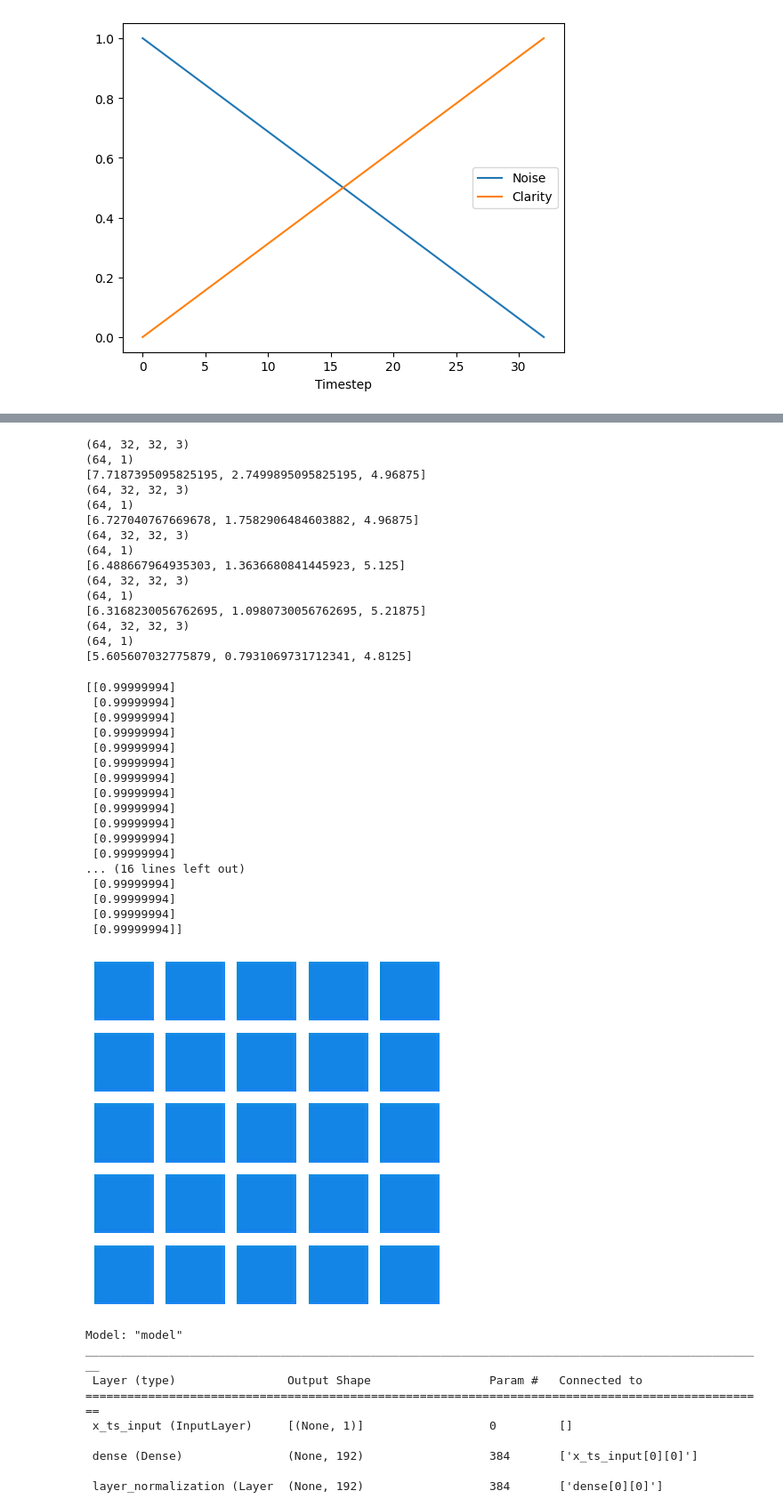
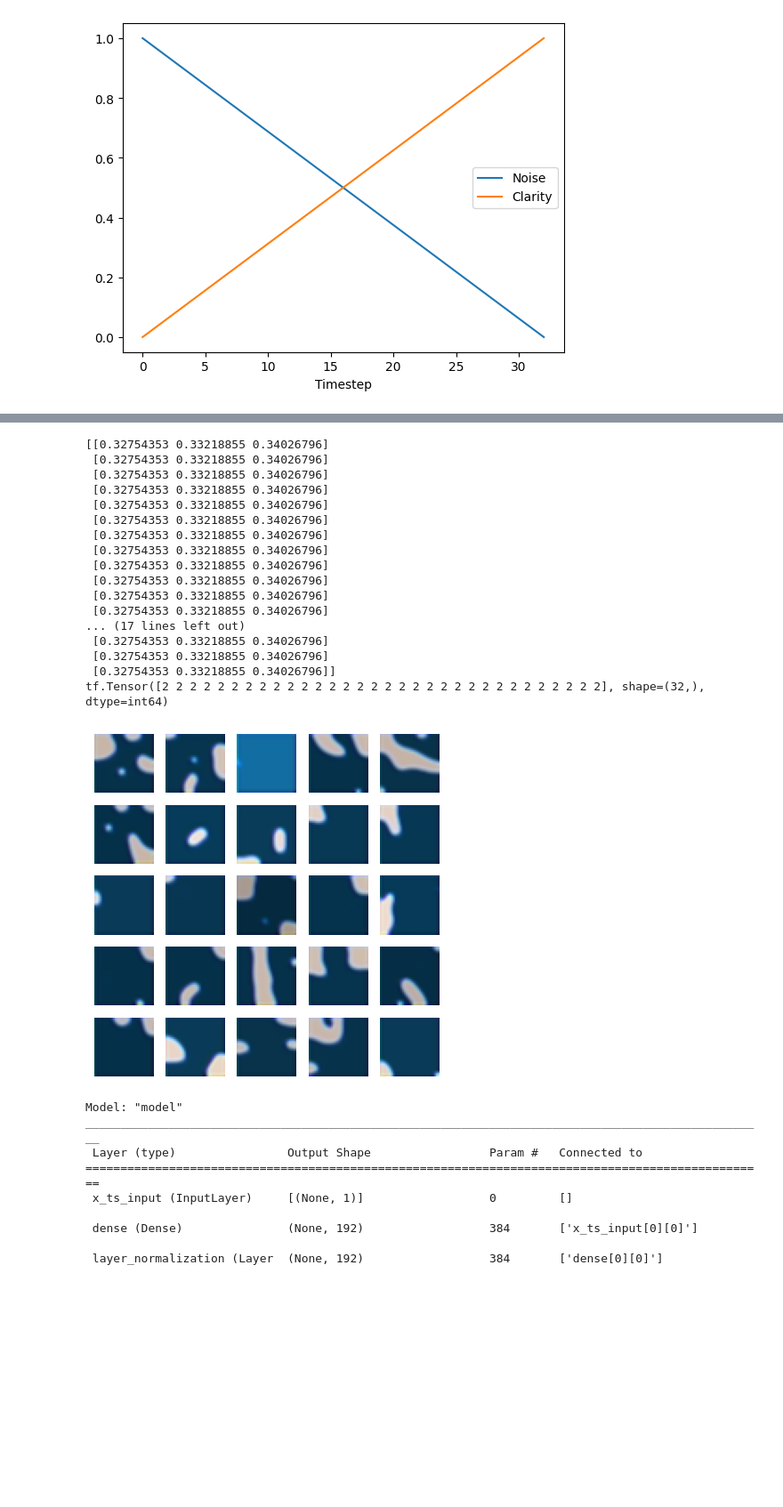
Before and after one commit to lrav35/diffusion, a Jupyter notebook: QuickDiffusionModel_TF.ipynb, the cells around one changed output, grey strips where cells are left out. Shown at 89% size. Drawn from its saved outputs; the diff is of its cells as text; code cells hidden in the pictures; blank space fills up the shorter version.

```diff
--- a/QuickDiffusionModel_TF.ipynb
+++ b/QuickDiffusionModel_TF.ipynb
@@ -230,11 +233,19 @@ def predict_step():
         plt.imshow(scale(xs[i]))
         plt.title(f'{i}')
         plt.axis('off')
+# %%
+def predict(x_idx=None):
+    x = np.random.normal(size=(32, IMG_SIZE, IMG_SIZE, 3))
+    for i in trange(timesteps):
+        t = i
+        [x, cls] = model.predict([x, np.full((32), t)], verbose=0)
+    cls = tf.math.argmax(cls, axis=1)
+    return x, cls
 # %%
 def train_one(x_img, cls):
     x_ts = generate_ts(len(x_img))
     x_a, x_b = forward_noise(x_img, x_ts)
-    loss = model.train_on_batch([x_a, x_ts], [x_b, cls])
+    loss = model.train_on_batch(x=[x_a, x_ts], y={'image_output': x_b, 'class_output': cls}, return_dict=True)
     return loss
 # %%
 def train(R=50):
@@ -244,66 +255,40 @@ def train(R=50):
         for j in range(total):
             idx = np.random.randint(len(X_train), size=BATCH_SIZE)
             x_img = X_train[idx]
-            print(x_img.shape)
-            cls = y_train[idx]
-            print(cls.shape)
+            cls = y_train[idx].squeeze()
             loss = train_one(x_img, cls)
-            print(loss)
             pg = (j / total) * 100
             if j % 5 == 0:
-                bar.set_description(f'loss: {loss[0]:.5f}, {loss[1]:.5f}, {loss[2]:.5f}, p: {pg:.2f}%')
+                bar.set_description(f'image_loss: {loss["image_output_loss"]:.5f}, class_loss: {loss["class_output_loss"]:.5f}, p: {pg:.2f}%')
-# %%
-def predict(x_idx=None):
-    x = np.random.normal(size=(32, IMG_SIZE, IMG_SIZE, 3))
-    for i in trange(timesteps):
-        t = i
-        [x, cls] = model.predict([x, np.full((32), t)], verbose=0)
-    print(cls)
-    show_examples(x)
 # %%
 for _ in range(1):
     train(5)
     # reduce learning rate for next training
-    model.optimizer.learning_rate = max(0.00005, model.optimizer.learning_rate * 0.9)
+    # model.optimizer.learning_rate = max(0.00005, model.optimizer.learning_rate * 0.9)
 
     # show result
     predict()
     # predict_step()
     plt.show()
 # %% [output]
-(64, 32, 32, 3)
-(64, 1)
-[7.7187395095825195, 2.7499895095825195, 4.96875]
-(64, 32, 32, 3)
-(64, 1)
-[6.727040767669678, 1.7582906484603882, 4.96875]
-(64, 32, 32, 3)
-(64, 1)
-[6.488667964935303, 1.3636680841445923, 5.125]
-(64, 32, 32, 3)
-(64, 1)
-[6.3168230056762695, 1.0980730056762695, 5.21875]
-(64, 32, 32, 3)
-(64, 1)
-[5.605607032775879, 0.7931069731712341, 4.8125]
+[[0.32754353 0.33218855 0.34026796]
+ [0.32754353 0.33218855 0.34026796]
+ [0.32754353 0.33218855 0.34026796]
+ [0.32754353 0.33218855 0.34026796]
+ [0.32754353 0.33218855 0.34026796]
+ [0.32754353 0.33218855 0.34026796]
+ [0.32754353 0.33218855 0.34026796]
+ [0.32754353 0.33218855 0.34026796]
+ [0.32754353 0.33218855 0.34026796]
+ [0.32754353 0.33218855 0.34026796]
+ [0.32754353 0.33218855 0.34026796]
+ [0.32754353 0.33218855 0.34026796]
+... (17 lines left out)
+ [0.32754353 0.33218855 0.34026796]
+ [0.32754353 0.33218855 0.34026796]
+ [0.32754353 0.33218855 0.34026796]]
+tf.Tensor([2 2 2 2 2 2 2 2 2 2 2 2 2 2 2 2 2 2 2 2 2 2 2 2 2 2 2 2 2 2 2 2], shape=(32,), dtype=int64)
-[[0.99999994]
- [0.99999994]
- [0.99999994]
- [0.99999994]
- [0.99999994]
- [0.99999994]
- [0.99999994]
- [0.99999994]
- [0.99999994]
- [0.99999994]
- [0.99999994]
- [0.99999994]
-... (16 lines left out)
- [0.99999994]
- [0.99999994]
- [0.99999994]
- [0.99999994]]
-[figure, old version]
+[figure, new version]
 # %%
 model = tf.keras.models.load_model('SimpleUNet.keras')
 
```
Also changed, not shown: parts of 4 cells of this notebook.
